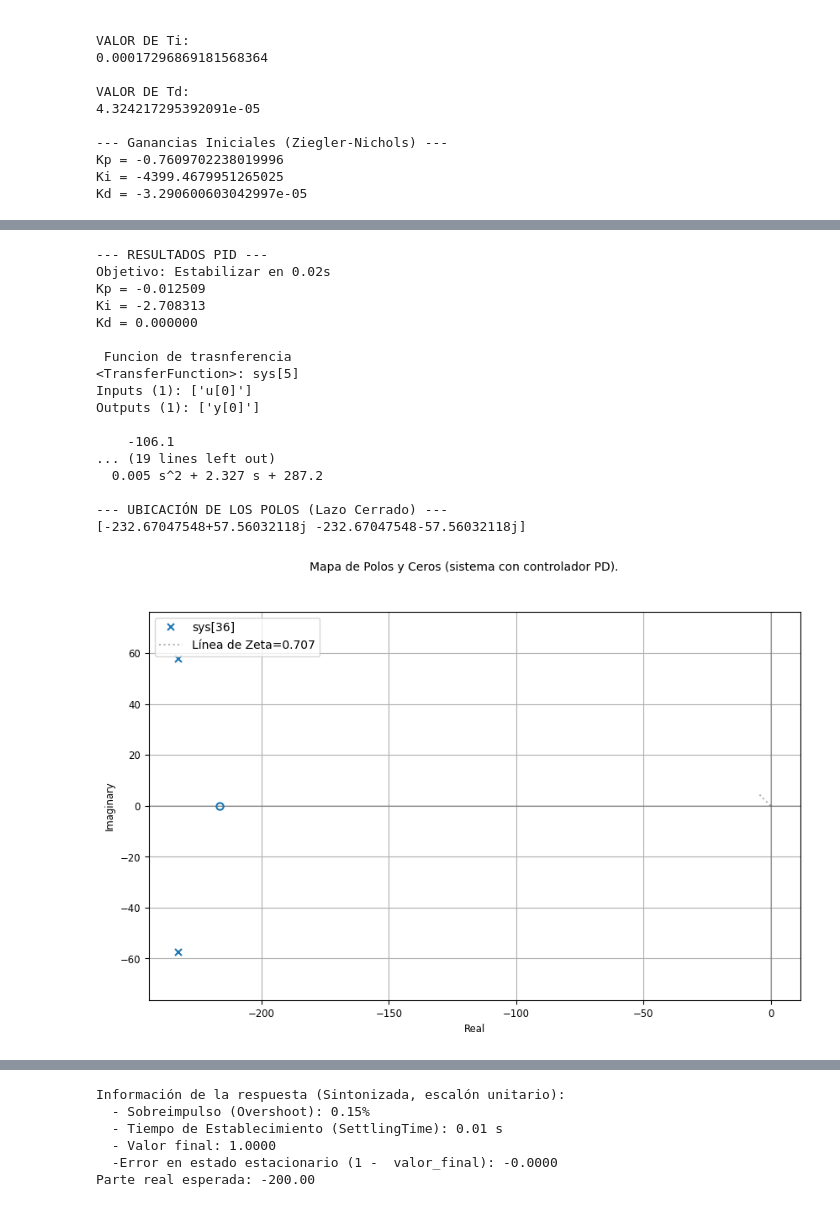
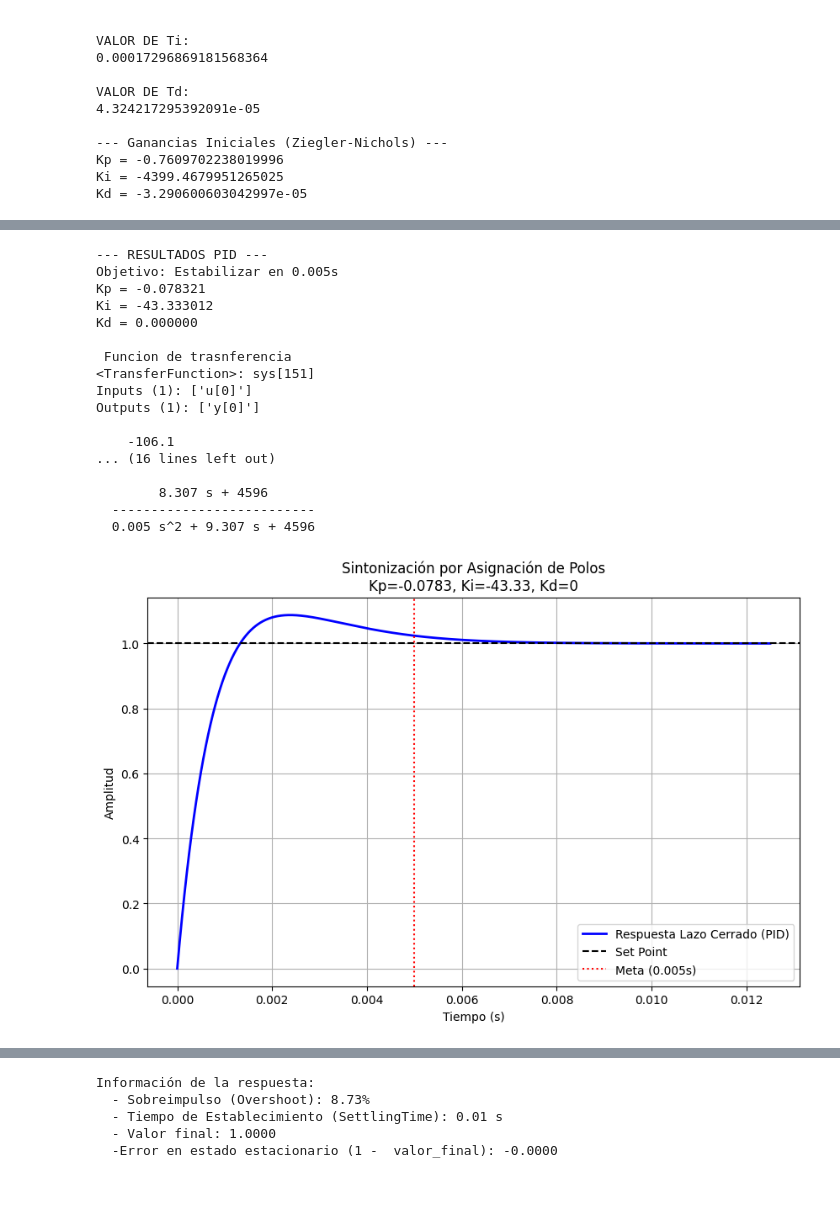
Before and after one commit to migueamv/Control-Clasico, a Jupyter notebook: Final/Calculo de las ganancias.ipynb, the cells around one changed output, grey strips where cells are left out. Cells and saved outputs as stored; diff of their text form; code cells hidden in the pictures.

```diff
--- a/Final/Calculo de las ganancias.ipynb
+++ b/Final/Calculo de las ganancias.ipynb
@@ -767,15 +599,12 @@ Información de la respuesta (Sintonizada, escalón unitario):
 # %%
-# --- 2. PARAMETROS DE DISEÑO ---
-ts_deseado = 0.02   # 20ms para estabilizar
-zeta = 0.9          # Amortiguamiento (sin oscilaciones bruscas)
+ts_deseado = 0.005
+zeta = 0.9
 
-# --- 3. CÁLCULO DE GANANCIAS (Asignación de Polos) ---
 wn = 4 / (zeta * ts_deseado)
 
-# Fórmulas de Asignación de Polos para planta de 1er Orden
 Kp_calc = (2 * zeta * wn * T_planta - 1) / K_planta
 Ki_calc = (wn**2 * T_planta) / K_planta
-Kd_calc = 0  # Se mantiene en 0 por ser planta de 1er orden, pero la variable existe.
+Kd_calc = 0
 
 print(f"\n--- RESULTADOS PID ---")
 print(f"Objetivo: Estabilizar en {ts_deseado}s")
@@ -783,12 +612,10 @@ print(f"Kp = {Kp_calc:.6f}")
 print(f"Ki = {Ki_calc:.6f}")
 print(f"Kd = {Kd_calc:.6f}")
 
-# --- 4. IMPLEMENTACIÓN DE LA FUNCIÓN DE TRANSFERENCIA ---
 print("\n Funcion de trasnferencia")
 print(Gp)
 
 # Controlador PID Completo: Gc(s) = (Kd*s^2 + Kp*s + Ki) / s
-# Aunque Kd sea 0, lo ponemos en el numerador para mantener la estructura general.
 num_c = [Kd_calc, Kp_calc, Ki_calc]
 den_c = [1, 0]
 Gc2 = ct.tf(num_c, den_c)
@@ -796,75 +623,50 @@ Gc2 = ct.tf(num_c, den_c)
 print("\n Funcion de trasnferencia PID")
 print(Gc2)
 
-# Sistema en Lazo Cerrado
 # H(s) = (Gc*Gp) / (1 + Gc*Gp)
 H2_closed_loop = ct.feedback(Gc2 * Gp, 1)
 
 print("\n Funcion de trasnferencia Lazo cerrado")
 print(H2_closed_loop)
 
-# --- 5. SIMULACIÓN ---
 t_sim = np.linspace(0, ts_deseado * 2.5, 1000)
 t, y = ct.step_response(H2_closed_loop, T=t_sim)
-###########################################################
-print("\n--- UBICACIÓN DE LOS POLOS (Lazo Cerrado) ---")
-# Usamos .poles() en plural o el método del objeto
-polos = ct.poles(H2_closed_loop)
-print(polos)
 
 plt.figure(figsize=(10, 6))
-ct.pzmap(H2_closed_loop, title='Mapa de Polos y Ceros (sistema con controlador PD).')
-# Dibujar línea de amortiguamiento constante (zeta = 0.707 equivale a 45 grados)
-plt.plot([0, -5], [0, 5], 'k:', alpha=0.3, label='Línea de Zeta=0.707')
-plt.legend()
-plt.grid(True)
-plt.show()
-
-###########################################################
-
-# --- 6. GRAFICAR ---
-plt.figure(figsize=(10, 6))
-# Nota: Como K_planta es negativa, la respuesta matemática sale invertida.
-# En la realidad, tu código C manejará el signo. Aquí visualizamos la magnitud de la corrección.
 plt.plot(t, y, 'b-', linewidth=2, label='Respuesta Lazo Cerrado (PID)')
 plt.axhline(1.0, color='k', linestyle='--', label='Set Point')
 plt.axvline(ts_deseado, color='r', linestyle=':', label=f'Meta ({ts_deseado}s)')
 
 plt.title(f'Sintonización por Asignación de Polos\nKp={Kp_calc:.4f}, Ki={Ki_calc:.2f}, Kd={Kd_calc}')
 plt.xlabel('Tiempo (s)')
 plt.ylabel('Amplitud')
 plt.grid(True)
 plt.legend()
 plt.show()
 
-# Imprimir información de la respuesta sintonizada
 info_tuned = ct.step_info(H2_closed_loop)
-print("\nInformación de la respuesta (Sintonizada, escalón unitario):")
+print("\nInformación de la respuesta:")
 print(f"  - Sobreimpulso (Overshoot): {info_tuned['Overshoot']:.2f}%")
 print(f"  - Tiempo de Establecimiento (SettlingTime): {info_tuned['SettlingTime']:.2f} s")
 valor_final = y[-1]
 print(f"  - Valor final: {valor_final:.4f}")
 print(f"  -Error en estado estacionario (1 -  valor_final): {1 - valor_final:.4f}")
-
-# Verificación rápida: La parte real debería ser aprox -zeta * wn
-parte_real_esperada = -zeta * wn
-print(f"Parte real esperada: {parte_real_esperada:.2f}")
 # %% [output]
 --- RESULTADOS PID ---
-Objetivo: Estabilizar en 0.02s
-Kp = -0.012509
-Ki = -2.708313
+Objetivo: Estabilizar en 0.005s
+Kp = -0.078321
+Ki = -43.333012
 Kd = 0.000000
 
  Funcion de trasnferencia
-<TransferFunction>: sys[5]
+<TransferFunction>: sys[151]
 Inputs (1): ['u[0]']
 Outputs (1): ['y[0]']
 
     -106.1
-... (19 lines left out)
-  0.005 s^2 + 2.327 s + 287.2
+... (16 lines left out)
 
---- UBICACIÓN DE LOS POLOS (Lazo Cerrado) ---
-[-232.67047548+57.56032118j -232.67047548-57.56032118j]
+        8.307 s + 4596
+  --------------------------
+  0.005 s^2 + 9.307 s + 4596
-[figure, old version]
+[figure, new version]
@@ -872,6 +673,5 @@ Outputs (1): ['y[0]']
-Información de la respuesta (Sintonizada, escalón unitario):
-  - Sobreimpulso (Overshoot): 0.15%
+Información de la respuesta:
+  - Sobreimpulso (Overshoot): 8.73%
   - Tiempo de Establecimiento (SettlingTime): 0.01 s
   - Valor final: 1.0000
   -Error en estado estacionario (1 -  valor_final): -0.0000
-Parte real esperada: -200.00
```
Also changed, not shown: parts of 9 cells of this notebook, 1 other file.
